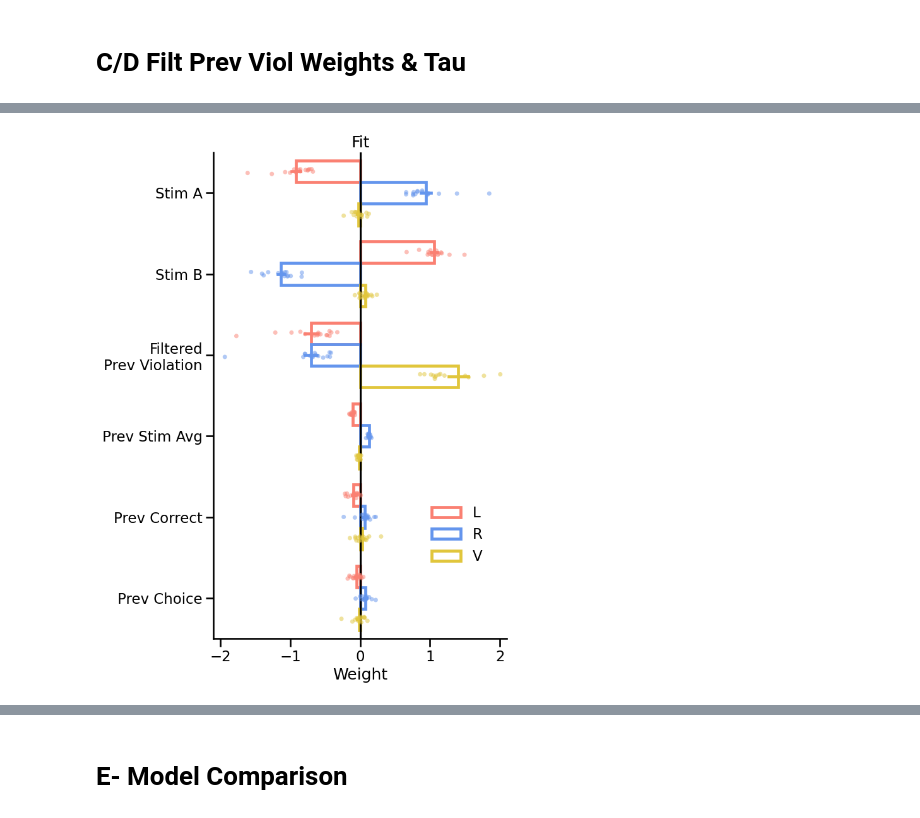
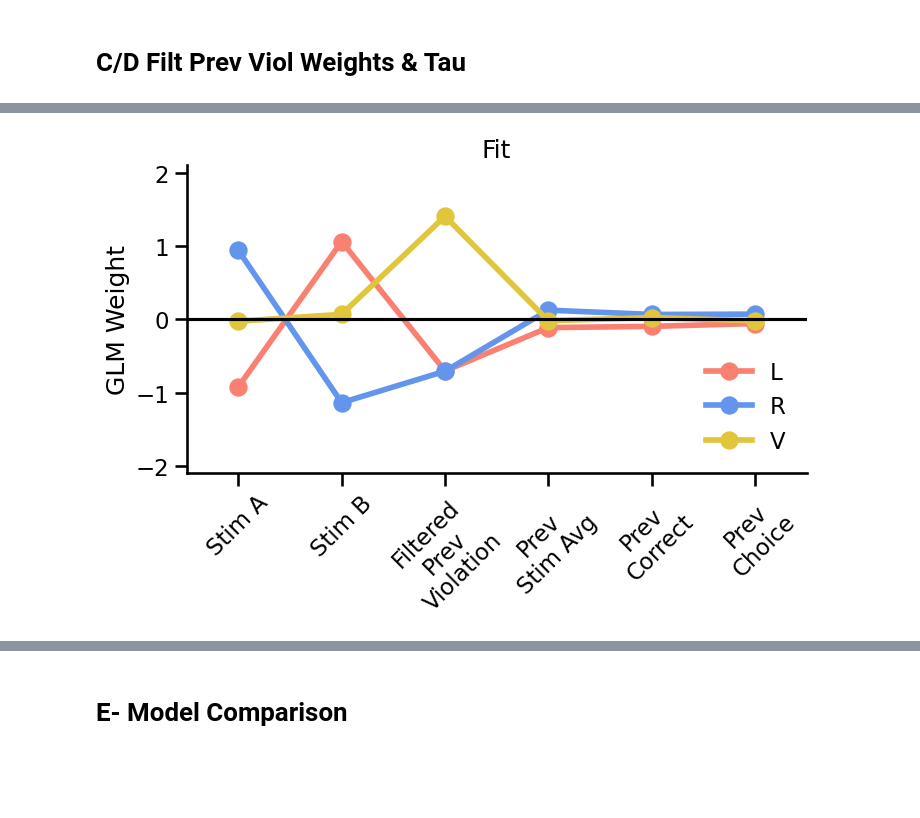
Before and after one commit to jess-breda/violations-multinomial, a Jupyter notebook: notebooks/thesis/@fig3_prev_viol.ipynb, the cells around one changed output, grey strips where cells are left out. Cells and saved outputs as stored; diff of their text form; code cells hidden in the pictures; blank space fills up the shorter version.

```diff
--- a/notebooks/thesis/@fig3_prev_viol.ipynb
+++ b/notebooks/thesis/@fig3_prev_viol.ipynb
@@ -354,27 +401,25 @@ plt.savefig("figures/fig3d_filt_prev_viol_weights_intuition.png", dpi=300, bbox_
 # %%
-fig, ax = plt.subplots(figsize=(6, 10))
+fig, ax = plt.subplots(figsize=(8, 4))
 
-mvfpv.plot_weights_summary(ax=ax,orientation="h", plot_bias = False, title="Fit", plot_individuals=True, seed=19, palette=c.MULTI_CHOICE_PAL)
+mvfpv.plot_weights_summary(ax=ax,style="point", plot_bias = False, title="Fit", plot_individuals=False, seed=19, palette=c.MULTI_CHOICE_PAL,errorbar=None)
 
-ax.legend(bbox_to_anchor=(0.7, 0.3), frameon=False)
+ax.legend(loc="lower right", frameon=False)
 
 LABELS = [
     "Stim A",
     "Stim B",
-    "Filtered\nPrev Violation",
-    "Prev Stim Avg",
-    "Prev Correct",
-    "Prev Choice"
+    "Filtered\nPrev\nViolation",
+    "Prev\nStim Avg",
+    "Prev\nCorrect",
+    "Prev\nChoice"
 ]
 
-# set y labels
-ax.set_yticks(range(len(LABELS)))
-ax.set_yticklabels(LABELS)
+# set x labels
+ax.set_xticks(range(len(LABELS)))
+_ = ax.set_xticklabels(LABELS)
 
-# set x label
-ax.set_xlabel("Weight")
-ax.set_xlim(XMIN, XMAX)
+ax.set_ylim(XMIN, XMAX)
 
-plt.savefig("figures/fig3d_filt_prev_viol_weights.png", dpi=300, bbox_inches="tight")
+plt.savefig("figures/fig3b_filt_prev_viol_weights_point.png", dpi=300, bbox_inches="tight")
 # %% [output]
-[figure, old version]
+[figure, new version]
```
Also changed, not shown: parts of 22 cells of this notebook, 5 other files.
